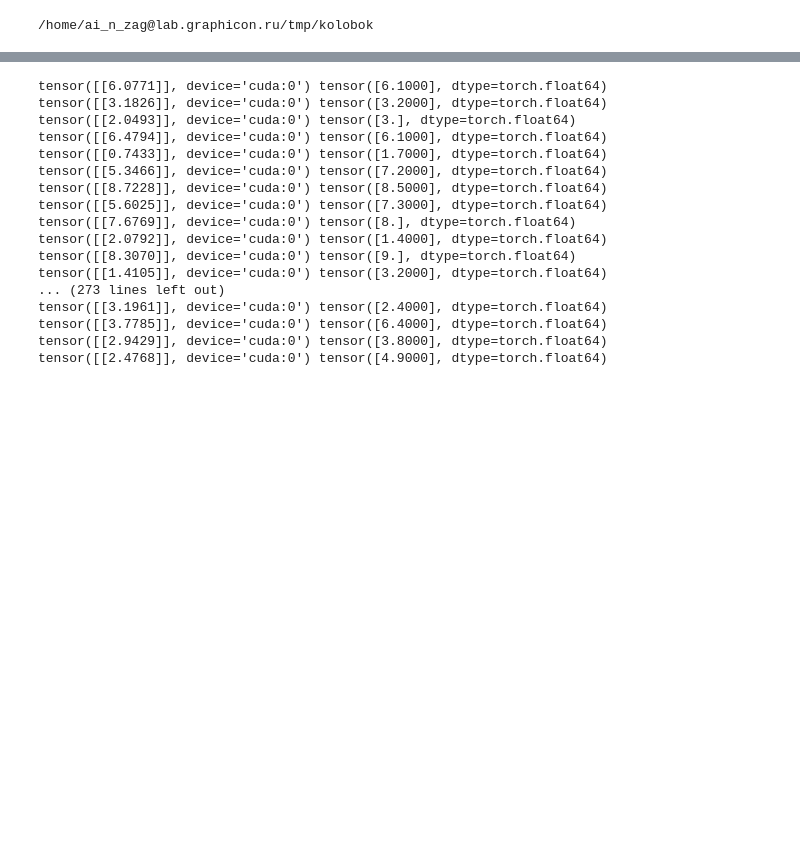
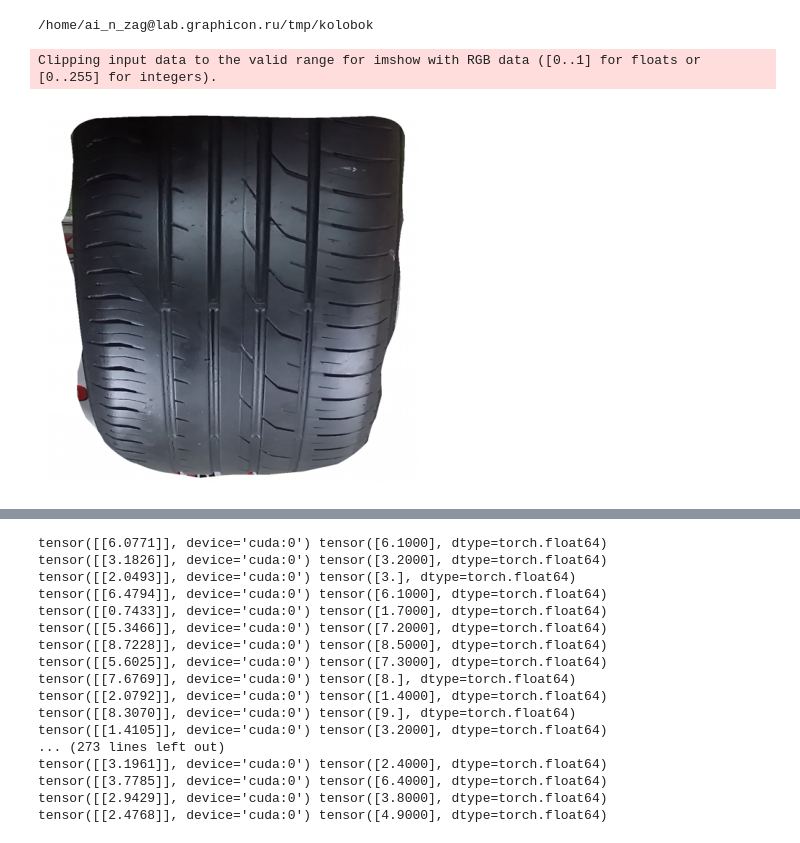
Before and after one commit to V1adych/kolobok, a Jupyter notebook: notebooks/train.ipynb, the cells around one changed output, grey strips where cells are left out. Drawn from its saved outputs; the diff is of its cells as text; code cells hidden in the pictures; blank space fills up the shorter version.

```diff
--- a/notebooks/train.ipynb
+++ b/notebooks/train.ipynb
@@ -69 +81,59 @@ dataset = ThreadDataset(
+# %%
+image_path = data_root / df.sample().iloc[0, 0]
+img = read_image(image_path)
+
+
+class Clahe(nn.Module):
+    def __init__(self, clip_limit: float = 2.0):
+        super().__init__()
+        self.clip_limit = clip_limit
+        self.clahe = cv2.createCLAHE(clipLimit=clip_limit)
+
+    def _apply_clahe(self, img: np.ndarray) -> np.ndarray:
+        result = []
+        for channel in img:
+            result.append(self.clahe.apply(channel))
+
+        return np.stack(result, axis=0)
+
+    def forward(self, x: torch.Tensor) -> torch.Tensor:
+        device = x.device
+        x_npy = x.cpu().numpy()
+        x_clahe = self._apply_clahe(x_npy)
+
+        return torch.tensor(x_clahe, device=device)
+
+
+transform = transforms.Compose(
+    [
+        # Clahe(),
+        lambda x: x / 255,
+        transforms.Resize(
+            (512, 512), interpolation=transforms.InterpolationMode.BICUBIC
+        ),
+    ]
+)
+
+transform_aug = transforms.Compose(
+    [
+        transform,
+        # transforms.ToPILImage(),
+        # transforms.RandAugment(
+        #     num_ops=3, interpolation=transforms.InterpolationMode.BICUBIC
+        # ),
+        # transforms.ToTensor(),
+        transforms.RandomHorizontalFlip(),
+        transforms.RandomVerticalFlip(),
+        # transforms.RandomAffine(15, (0.05, 0.05), fill=255),
+    ]
+)
+
+img = transform_aug(img)
+
+plt.imshow(img.permute(1, 2, 0))
+plt.axis("off")
+plt.show()
+# %% [output]
+Clipping input data to the valid range for imshow with RGB data ([0..1] for floats or [0..255] for integers).
+[figure, added]
 # %%
```
Also changed, not shown: parts of 12 cells of this notebook, 5 other files.
